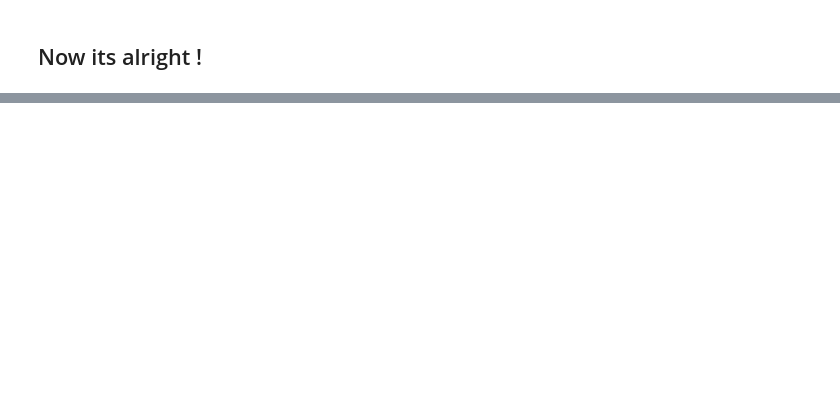
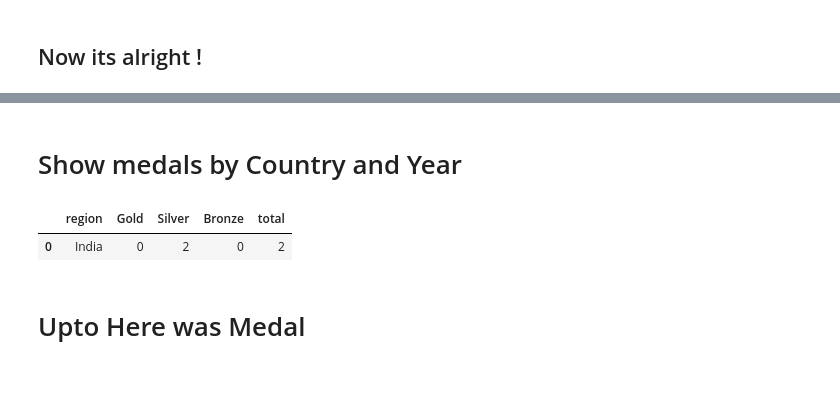
Before and after one commit to Newtanmukh/Olympics-Data-App, a Jupyter notebook: Olympics-Analysis.ipynb, the cells around one changed output, grey strips where cells are left out. Cells and saved outputs as stored; diff of their text form; code cells hidden in the pictures; blank space fills up the shorter version.

Commit message:
Medal Tally Done

```diff
--- a/Olympics-Analysis.ipynb
+++ b/Olympics-Analysis.ipynb
@@ -315,0 +272,2 @@ medal_tally.sample(5)
+# %%
+country.insert(0,'overall')
@@ -315,0 +287,51 @@ medal_tally.sample(5)
+# %% [markdown]
+# Show medals by Country and Year
+# %%
+def fetch_medal_tally(country,year):
+    flag=0
+
+    country=str(country)
+    year=str(year)
+    df=pd.read_csv('athlete_events.csv')
+    region_df=pd.read_csv('noc_regions.csv')
+    temp_df=df
+    temp_df = temp_df[temp_df['Season'] == 'Summer']
+    # merge with region_df
+    temp_df = temp_df.merge(region_df, on='NOC', how='left')
+    # dropping duplicates
+    temp_df.drop_duplicates(inplace=True)
+    # one hot encoding medals
+    temp_df = pd.concat([temp_df, pd.get_dummies(temp_df['Medal'])], axis=1)
+    temp_df=temp_df.drop_duplicates(subset=['Team','NOC','Games','Season','Year','City','Sport','Event','Medal'])
+    if country=='Overall' and year=='Overall':
+        pass
+    if country=='Overall' and year!='Overall':
+        temp_df=temp_df[temp_df['Year']==int(year)]
+    if country!='Overall' and year=='Overall':
+        flag=1
+        temp_df=temp_df[temp_df['region']==country]
+    if country!='Overall' and year!='Overall':
+        temp_df=temp_df[(temp_df['region']==country) & (temp_df['Year']==int(year))]
+
+
+    if flag==1:
+        x = temp_df.groupby('Year').sum()[['Gold', 'Silver', 'Bronze']].sort_values('Year',ascending=True).reset_index()
+    else:
+        x = temp_df.groupby('region').sum()[['Gold', 'Silver', 'Bronze']].sort_values('Gold',ascending=False).reset_index()
+
+    temp_df['Gold']=temp_df['Gold'].astype('int')
+    temp_df['Silver']=temp_df['Silver'].astype('int')
+    temp_df['Bronze']=temp_df['Bronze'].astype('int')
+    x['total']=x['Gold']+x['Silver']+x['Bronze']
+    return x
+# %%
+ret=fetch_medal_tally(country='India',year='1900')
+# %%
+ret
+# %% [output]
+|  | region | Gold | Silver | Bronze | total |
+| 0 | India | 0 | 2 | 0 | 2 |
+# %% [markdown]
+# Upto Here was Medal
+# %% [markdown]
+# ##############################################################
```
Also changed, not shown: parts of 28 cells of this notebook, 2 other files.
